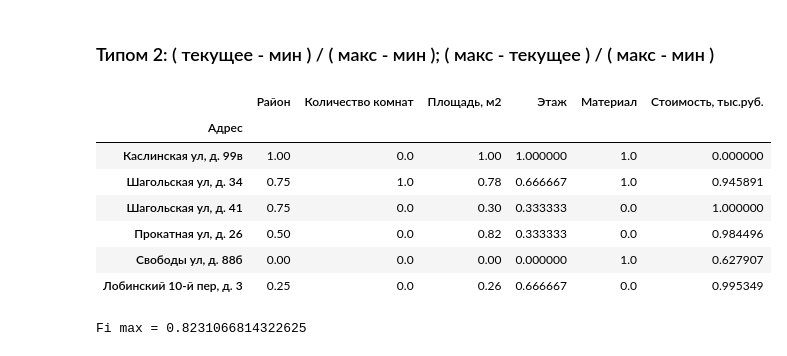
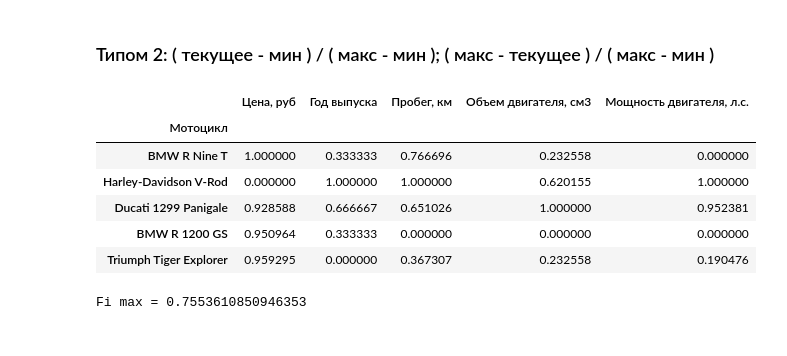
Before and after one commit to EugeneTheWatchman/decision-making-methods, a Jupyter notebook: ExpertMethodsAnalysis-1.12.ipynb, the cells around one changed output. Saved outputs shown, nothing was run; the diff lists cells and outputs as text; code cells hidden in the pictures.

```diff
--- a/ExpertMethodsAnalysis-1.12.ipynb
+++ b/ExpertMethodsAnalysis-1.12.ipynb
@@ -60,3 +60,14 @@ df.head(originalDataLen+10)
 Тут необходимо определиться насколько важен, например, материал дома. Если кирпичный лучше панельного, то вместо "кирпичный" ставим 1, вместо "панельный" - 2. <b>И не забываем, что будем минимизировать данный столбец в последующем.
 
 #### Интересный вопрос возник при оценке этажности. Если параметров много, то какие-то два параметра могут быть ближе друг к другу, чем другие. Например 3/11 и 9/16 не одно и то же, но ближе, чем 9/16 и 6/6. Как соблюсти пропорции при расставлении рангов в таком случае?
+# %%
+data = StringIO('''Мотоцикл;Цена, руб;Год выпуска;Пробег, км;Объем двигателя, см3;Мощность двигателя, л.с.
+BMW R Nine T;1099000.00;2017;1070;1200;125
+Harley-Davidson V-Rod;5300000.00;2015;1;1250;209
+Ducati 1299 Panigale;1399000.00;2016;1600;1299;205
+BMW R 1200 GS;1305000.00;2017;4583;1170;125
+Triumph Tiger Explorer;1270000.00;2018;2900;1200;141
+Веса критериев;0.333333333333333;0.0666666666666666;0.24583333333333333333333333;0.1333333333333333333333;0.220833333333333333333333''')
+df = pd.read_csv(data, sep=";").set_index('Мотоцикл')
+originalDataLen = len(df)-1
+df.head(10)
@@ -198,22 +209,21 @@ normalizedType1DF.head(originalDataLen+1)
 # %% [markdown]
 ### Типом 2: ( текущее - мин ) / ( макс - мин ); ( макс - текущее  ) / ( макс - мин )
 # %%
-normalizedType2DF.head(6)
+normalizedType2DF.head(originalDataLen)
 # %% [output]
-|  | Район | Количество комнат | Площадь, м2 | Этаж | Материал | Стоимость, тыс.руб. |
-| Адрес |  |  |  |  |  |  |
-| Каслинская ул, д. 99в | 1.00 | 0.0 | 1.00 | 1.000000 | 1.0 | 0.000000 |
-| Шагольская ул, д. 34 | 0.75 | 1.0 | 0.78 | 0.666667 | 1.0 | 0.945891 |
-| Шагольская ул, д. 41 | 0.75 | 0.0 | 0.30 | 0.333333 | 0.0 | 1.000000 |
-| Прокатная ул, д. 26 | 0.50 | 0.0 | 0.82 | 0.333333 | 0.0 | 0.984496 |
-| Свободы ул, д. 88б | 0.00 | 0.0 | 0.00 | 0.000000 | 1.0 | 0.627907 |
-| Лобинский 10-й пер, д. 3 | 0.25 | 0.0 | 0.26 | 0.666667 | 0.0 | 0.995349 |
+|  | Цена, руб | Год выпуска | Пробег, км | Объем двигателя, см3 | Мощность двигателя, л.с. |
+| Мотоцикл |  |  |  |  |  |
+| BMW R Nine T | 1.000000 | 0.333333 | 0.766696 | 0.232558 | 0.000000 |
+| Harley-Davidson V-Rod | 0.000000 | 1.000000 | 1.000000 | 0.620155 | 1.000000 |
+| Ducati 1299 Panigale | 0.928588 | 0.666667 | 0.651026 | 1.000000 | 0.952381 |
+| BMW R 1200 GS | 0.950964 | 0.333333 | 0.000000 | 0.000000 | 0.000000 |
+| Triumph Tiger Explorer | 0.959295 | 0.000000 | 0.367307 | 0.232558 | 0.190476 |
 # %%
 normalizedType1DF['Обобщенная функ. цели Fi'] = \
     (normalizedType1DF[:][0:originalDataLen]*normalizedType1DF[:].loc['Веса критериев']).sum(axis=1)
 print('Fi max =',normalizedType1DF['Обобщенная функ. цели Fi'].max())
 # %% [output]
-Fi max = 0.8231066814322625
+Fi max = 0.7553610850946353
 # %%
 normalizedType1DF.head(originalDataLen+1)
 # %% [output]
```
Also changed, not shown: parts of 10 cells of this notebook.
